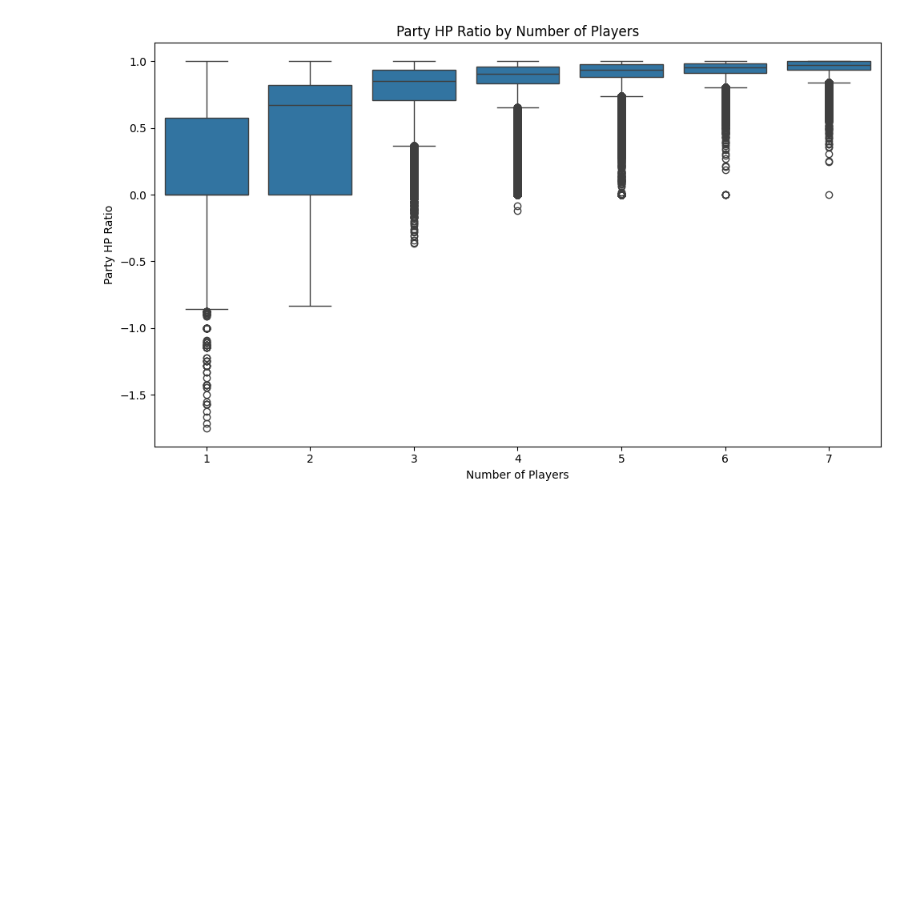
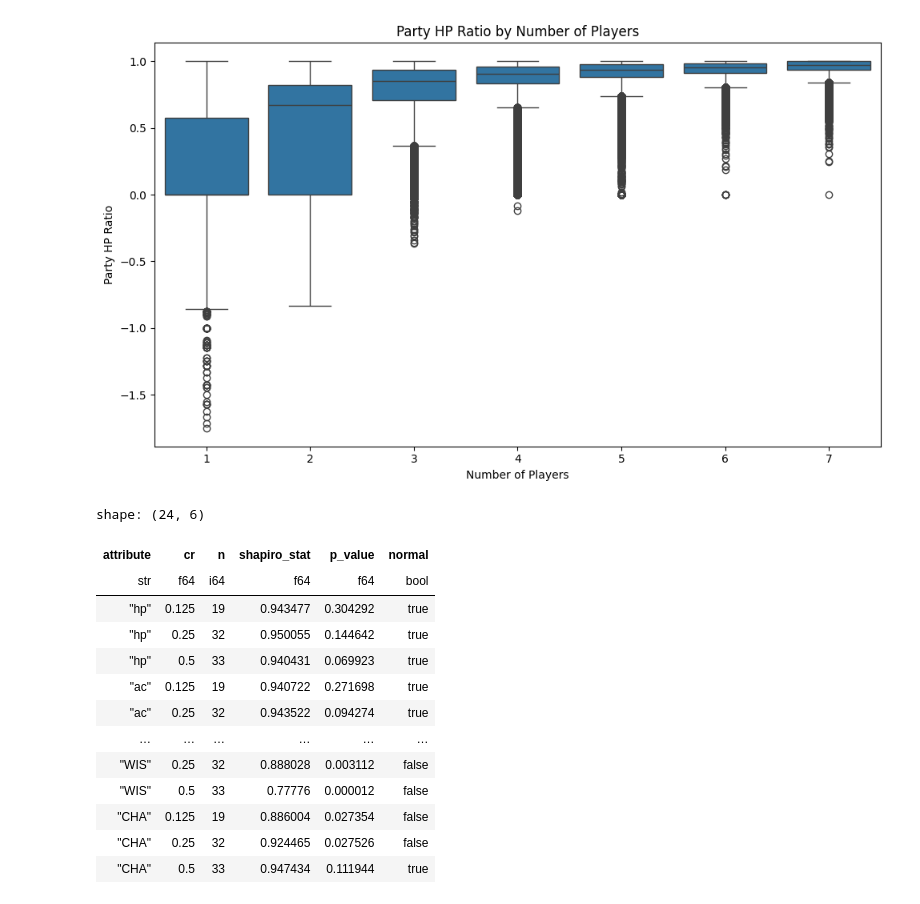
Before and after one commit to MaAnCoSa/Foresight, a Jupyter notebook: notebooks/00_eda.ipynb, the cells around one changed output. Saved outputs shown, nothing was run; the diff lists cells and outputs as text; code cells hidden in the pictures; blank space fills up the shorter version.

Commit message:
Add Shapiro-Wilk normality test in 00_eda.ipynb

```diff
--- a/notebooks/00_eda.ipynb
+++ b/notebooks/00_eda.ipynb
@@ -32,6 +33,35 @@ DATA_FILENAME = "num_monsters_3_combat_results.csv"
 
 # Rutas completas
 FILE_PATH = os.path.join(DATA_RAW_DIRECTORY, DATA_FILENAME)
+# %%
+def saphiro_test(df: pl.DataFrame, numeric_attrs: list, column: str):
+    shapiro_results = []
+    max_sample = 5000
+
+    for attr in numeric_attrs:
+        for level_value in df[column].unique().to_list():
+            group_values = df.filter(pl.col(column) == level_value).select(attr).drop_nulls().to_series()
+
+            # Limita la muestra si es necesario
+            if len(group_values) > max_sample:
+                group_values = group_values.sample(n=max_sample, seed=42)
+
+            if 3 <= len(group_values) <= max_sample:
+                stat, p = shapiro(group_values.to_numpy())
+                normal = p > 0.05
+            else:
+                stat, p, normal = None, None, None
+
+            shapiro_results.append({
+                "attribute": attr,
+                column: level_value,
+                "n": len(group_values),
+                "shapiro_stat": stat,
+                "p_value": p,
+                "normal": bool(normal) if normal is not None else None
+            })
+
+    return pl.DataFrame(shapiro_results)
 # %%
 df = pl.read_csv(FILE_PATH)
 df = df[:,1:]
@@ -552,0 +585,17 @@ df.write_csv(os.path.join(DATA_INTERIM_DIRECTORY, "combat_results.csv"))
+# %%
+saphiro_test(monsters_df, numeric_attrs, "cr")
+# %% [output]
+shape: (24, 6)
+| attribute | cr | n | shapiro_stat | p_value | normal |
+| str | f64 | i64 | f64 | f64 | bool |
+| "hp" | 0.125 | 19 | 0.943477 | 0.304292 | true |
+| "hp" | 0.25 | 32 | 0.950055 | 0.144642 | true |
+| "hp" | 0.5 | 33 | 0.940431 | 0.069923 | true |
+| "ac" | 0.125 | 19 | 0.940722 | 0.271698 | true |
+| "ac" | 0.25 | 32 | 0.943522 | 0.094274 | true |
+| … | … | … | … | … | … |
+| "WIS" | 0.25 | 32 | 0.888028 | 0.003112 | false |
+| "WIS" | 0.5 | 33 | 0.77776 | 0.000012 | false |
+| "CHA" | 0.125 | 19 | 0.886004 | 0.027354 | false |
+| "CHA" | 0.25 | 32 | 0.924465 | 0.027526 | false |
+| "CHA" | 0.5 | 33 | 0.947434 | 0.111944 | true |
```
Also changed, not shown: parts of 6 cells of this notebook.
